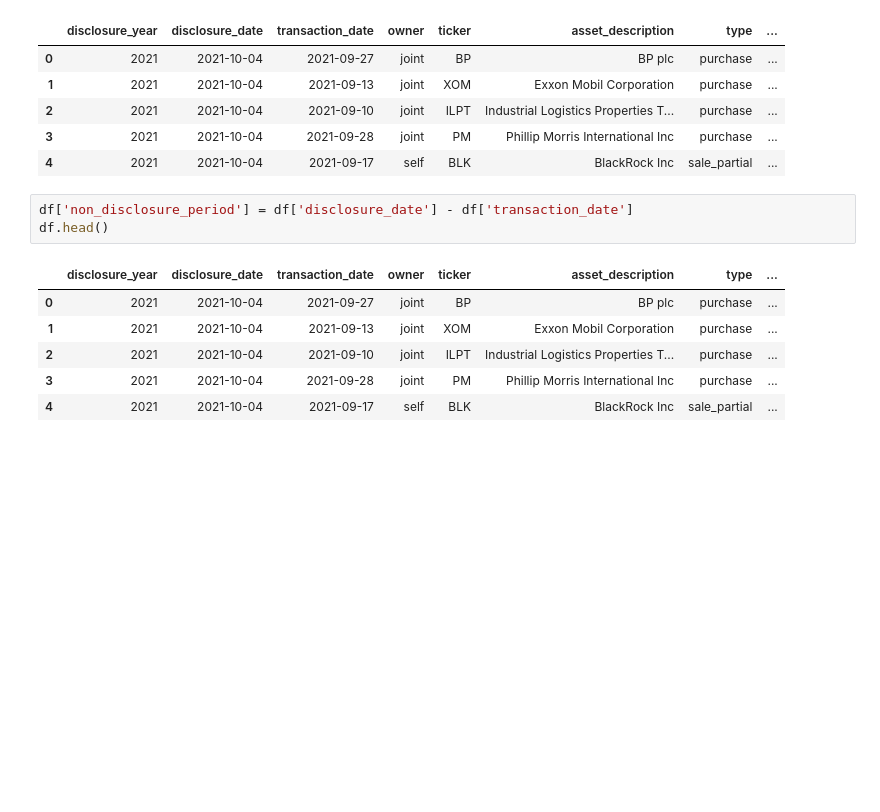
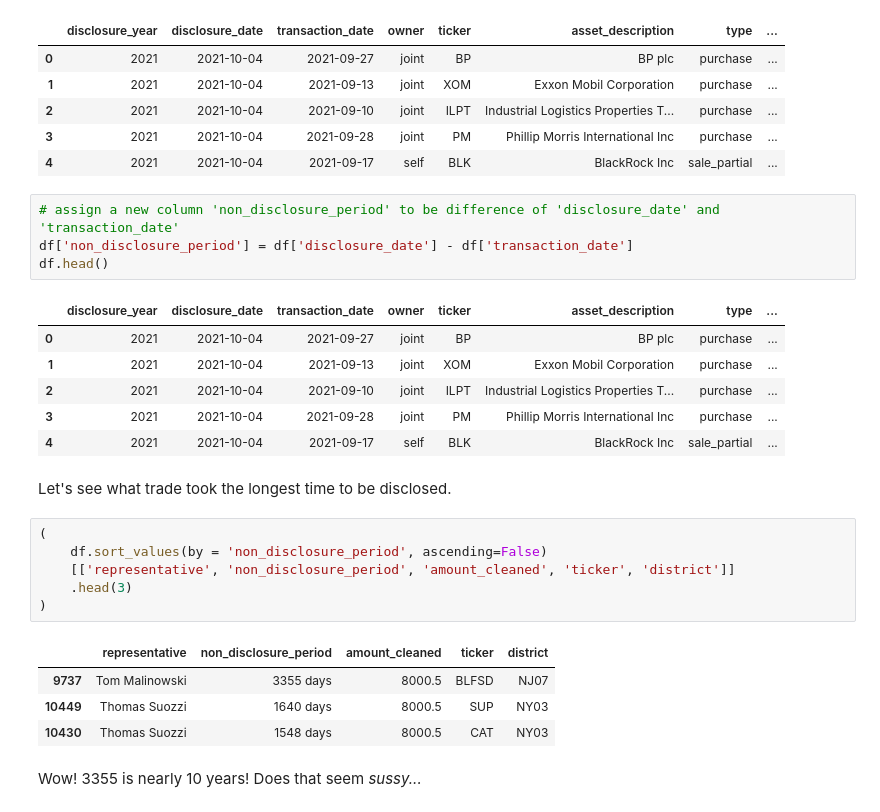
Before and after one commit to tharvipop/sussy-stock-trades, a Jupyter notebook: cleaning_and_eda.ipynb, the cells around one changed output. Cells and saved outputs as stored; diff of their text form; blank space fills up the shorter version.

```diff
--- a/cleaning_and_eda.ipynb
+++ b/cleaning_and_eda.ipynb
@@ -374,6 +374,7 @@ df.head()
 | 3 | 2021 | 2021-10-04 | 2021-09-28 | joint | PM | Phillip Morris International Inc | purchase | ... |
 | 4 | 2021 | 2021-10-04 | 2021-09-17 | self | BLK | BlackRock Inc | sale_partial | ... |
 # %%
+# assign a new column 'non_disclosure_period' to be difference of 'disclosure_date' and 'transaction_date'
 df['non_disclosure_period'] = df['disclosure_date'] - df['transaction_date']
 df.head()
 # %% [output]
@@ -383,3 +384,18 @@ df.head()
 | 2 | 2021 | 2021-10-04 | 2021-09-10 | joint | ILPT | Industrial Logistics Properties T... | purchase | ... |
 | 3 | 2021 | 2021-10-04 | 2021-09-28 | joint | PM | Phillip Morris International Inc | purchase | ... |
 | 4 | 2021 | 2021-10-04 | 2021-09-17 | self | BLK | BlackRock Inc | sale_partial | ... |
+# %% [markdown]
+Let's see what trade took the longest time to be disclosed.
+# %%
+(
+    df.sort_values(by = 'non_disclosure_period', ascending=False)
+    [['representative', 'non_disclosure_period', 'amount_cleaned', 'ticker', 'district']]
+    .head(3)
+)
+# %% [output]
+|  | representative | non_disclosure_period | amount_cleaned | ticker | district |
+| 9737 | Tom Malinowski | 3355 days | 8000.5 | BLFSD | NJ07 |
+| 10449 | Thomas Suozzi | 1640 days | 8000.5 | SUP | NY03 |
+| 10430 | Thomas Suozzi | 1548 days | 8000.5 | CAT | NY03 |
+# %% [markdown]
+Wow! 3355 is nearly 10 years! Does that seem *sussy...*
```
